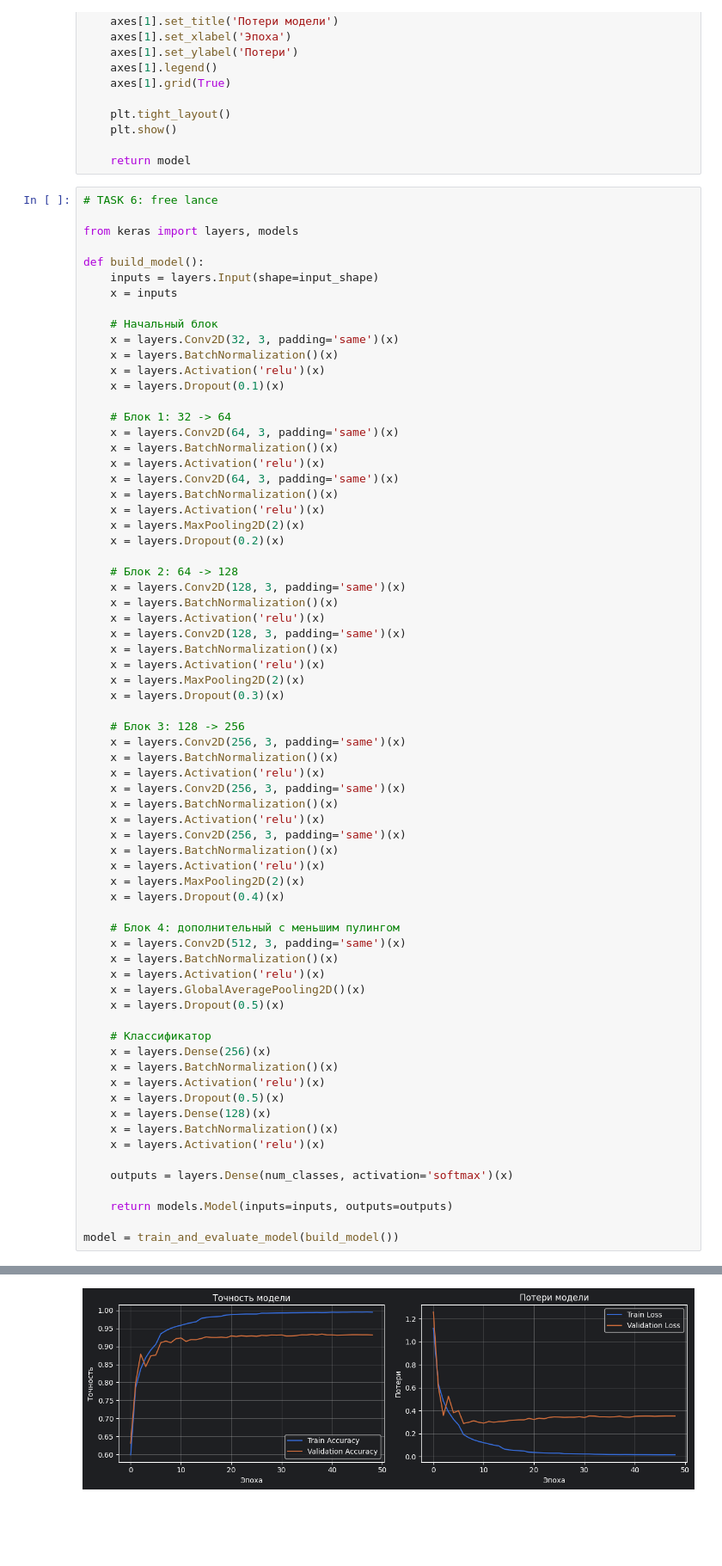
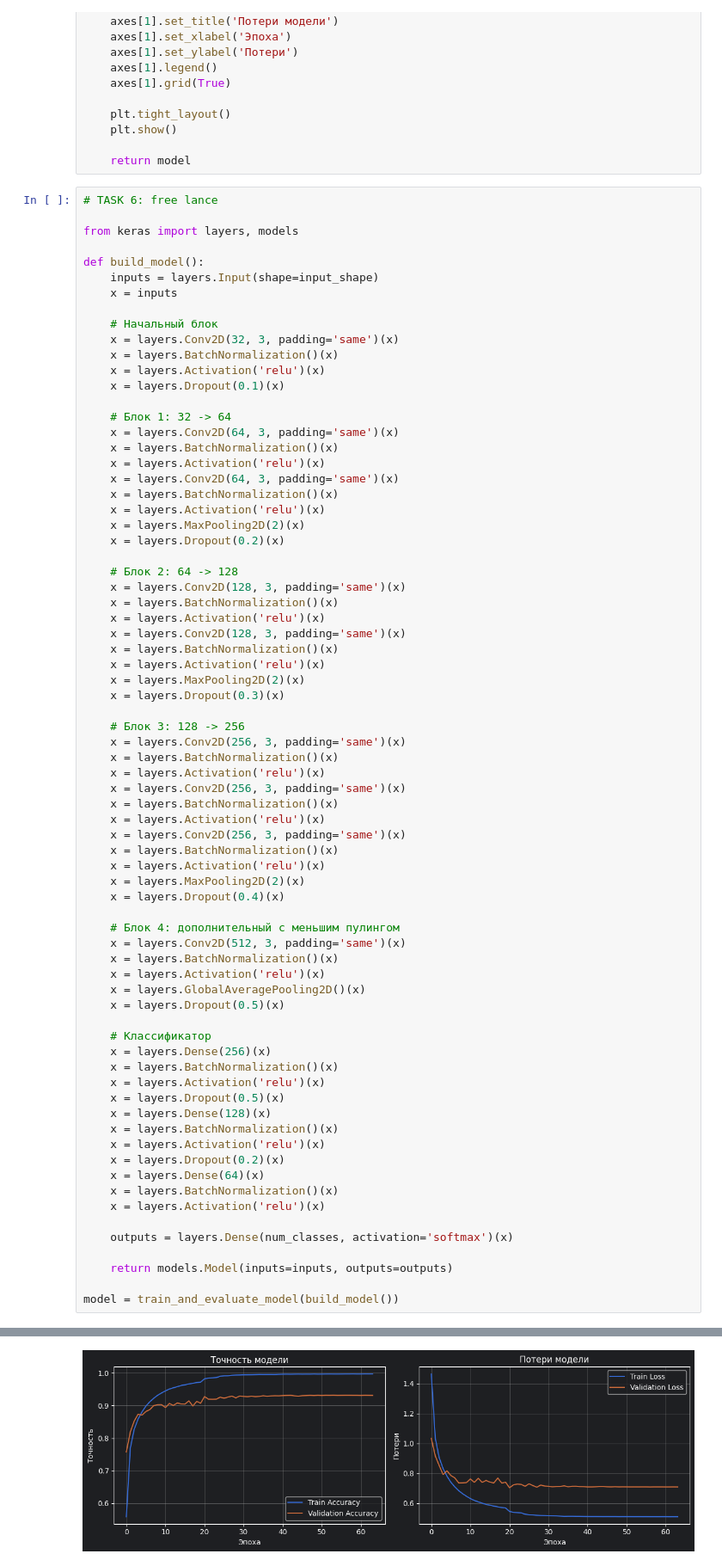
Before and after one commit to zabbius/ML_Course_PT, a Jupyter notebook: Hometasks/PT_DL_HT_tensorflow.ipynb, the cells around one changed output, grey strips where cells are left out. Shown at 86% size. Saved outputs shown, nothing was run; the diff lists cells and outputs as text; blank space fills up the shorter version.

```diff
--- a/Hometasks/PT_DL_HT_tensorflow.ipynb
+++ b/Hometasks/PT_DL_HT_tensorflow.ipynb
@@ -243,6 +243,10 @@ def build_model():
     x = layers.Dense(128)(x)
     x = layers.BatchNormalization()(x)
     x = layers.Activation('relu')(x)
+    x = layers.Dropout(0.2)(x)
+    x = layers.Dense(64)(x)
+    x = layers.BatchNormalization()(x)
+    x = layers.Activation('relu')(x)
 
     outputs = layers.Dense(num_classes, activation='softmax')(x)
 
@@ -270,4 +280,4 @@ Restoring model weights from the end of the best epoch: 39.
-[figure, old version]
+[figure, new version]
 # %%
 class_names = ['самолет', 'автомобиль', 'птица', 'кот', 'олень',
                'собака', 'лягушка', 'лошадь', 'корабль', 'грузовик']
```
Also changed, not shown: parts of 2 cells of this notebook.
